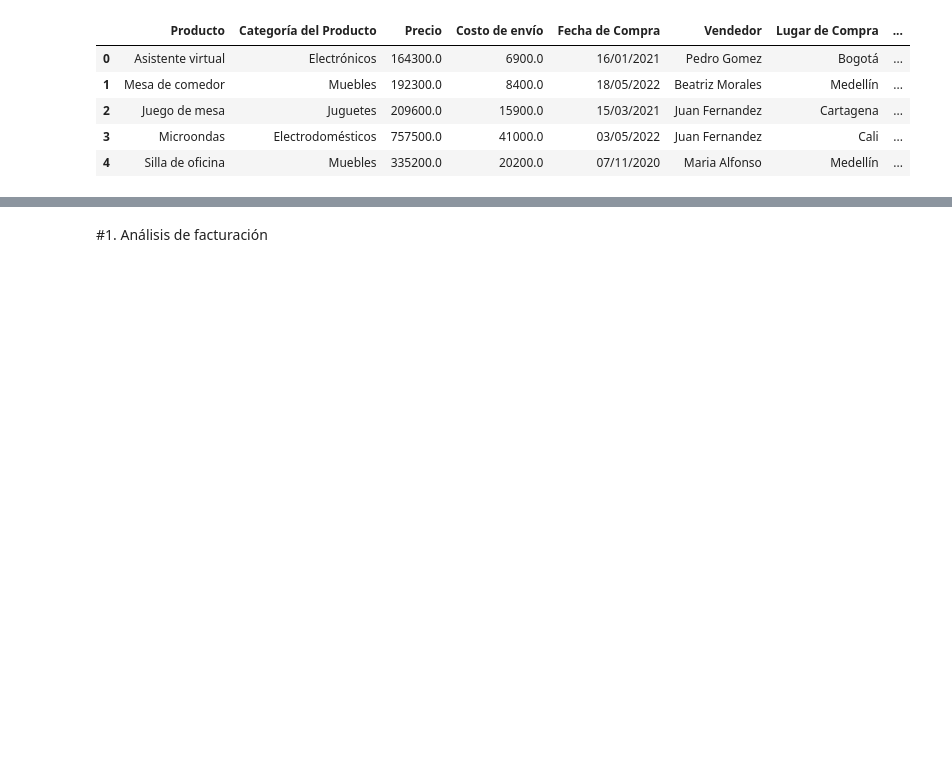
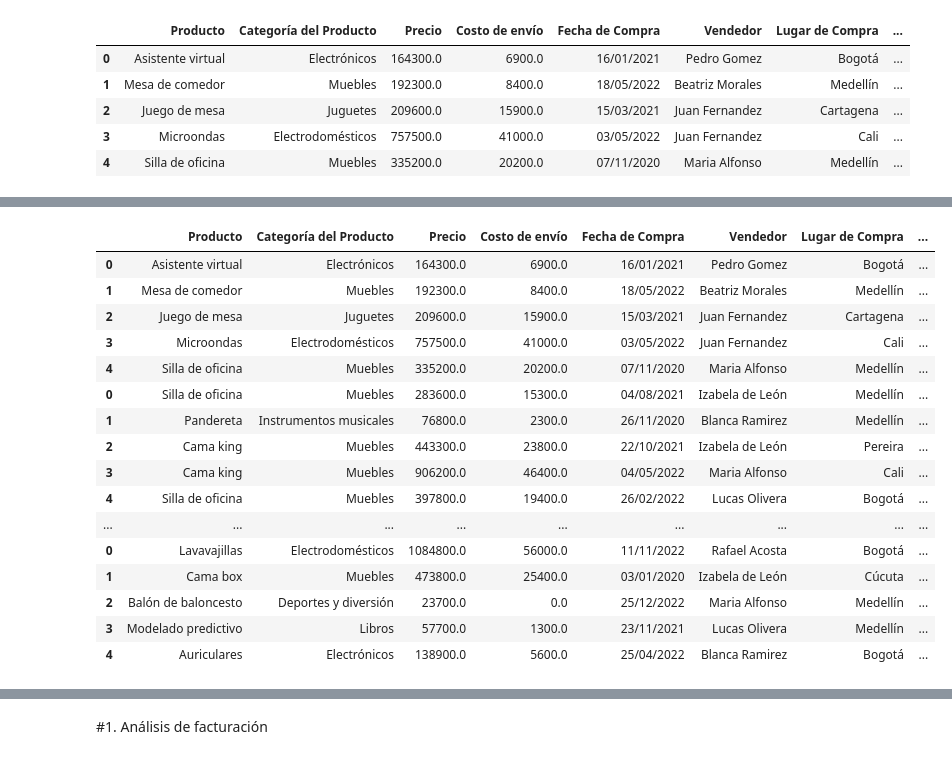
Before and after one commit to PaoloVerCoquimbo/Challenge_1_DataLover_Alura_Oracle_OneG9_08112025, a Jupyter notebook: AluraStoreLatam.ipynb, the cells around one changed output, grey strips where cells are left out. Drawn from its saved outputs; the diff is of its cells as text; code cells hidden in the pictures; blank space fills up the shorter version.

Commit message:
Se creó con Colab Se ha avanzado con  la manipulación de los datos para realizar los analisis respectivos par entregar la información de valor al Cliente

```diff
--- a/AluraStoreLatam.ipynb
+++ b/AluraStoreLatam.ipynb
@@ -10,12 +10,12 @@ url2 = "https://raw.githubusercontent.com/alura-es-cursos/challenge1-data-scienc
 url3 = "https://raw.githubusercontent.com/alura-es-cursos/challenge1-data-science-latam/refs/heads/main/base-de-datos-challenge1-latam/tienda_3.csv"
 url4 = "https://raw.githubusercontent.com/alura-es-cursos/challenge1-data-science-latam/refs/heads/main/base-de-datos-challenge1-latam/tienda_4.csv"
 
-tienda = pd.read_csv(url)
+tienda1 = pd.read_csv(url)
 tienda2 = pd.read_csv(url2)
 tienda3 = pd.read_csv(url3)
 tienda4 = pd.read_csv(url4)
 
-tienda.head()
+tienda1.head()
 # %% [output]
 |  | Producto | Categoría del Producto | Precio | Costo de envío | Fecha de Compra | Vendedor | Lugar de Compra | ... |
 | 0 | Asistente virtual | Electrónicos | 164300.0 | 6900.0 | 16/01/2021 | Pedro Gomez | Bogotá | ... |
@@ -25,0 +33,6 @@ tienda.head()
+# %%
+# se agrega nueva fila para mejor maniobra de los datos
+tienda1['Tienda'] = 'Tienda 1'
+tienda2['Tienda'] = 'Tienda 2'
+tienda3['Tienda'] = 'Tienda 3'
+tienda4['Tienda'] = 'Tienda 4'
@@ -25,0 +100,33 @@ tienda.head()
+# %%
+
+# Se revisará el DataFrame uniendo las primeras filas de cada tienda.
+# Usamos pd.concat() para concatenar (unir verticalmente) los primeros registros de varios DataFrames.
+# Además, con .assign() agregamos una nueva columna llamada 'Tienda' que identifica de qué tienda proviene cada fila.
+# En resumen, se crea una tabla combinada que permite diferenciar visualmente los datos de cada tienda.
+
+heads = pd.concat([
+    tienda1.head(),
+    tienda2.head(),
+    tienda3.head(),
+    tienda4.head()
+])
+
+heads
+# %% [output]
+|  | Producto | Categoría del Producto | Precio | Costo de envío | Fecha de Compra | Vendedor | Lugar de Compra | ... |
+| 0 | Asistente virtual | Electrónicos | 164300.0 | 6900.0 | 16/01/2021 | Pedro Gomez | Bogotá | ... |
+| 1 | Mesa de comedor | Muebles | 192300.0 | 8400.0 | 18/05/2022 | Beatriz Morales | Medellín | ... |
+| 2 | Juego de mesa | Juguetes | 209600.0 | 15900.0 | 15/03/2021 | Juan Fernandez | Cartagena | ... |
+| 3 | Microondas | Electrodomésticos | 757500.0 | 41000.0 | 03/05/2022 | Juan Fernandez | Cali | ... |
+| 4 | Silla de oficina | Muebles | 335200.0 | 20200.0 | 07/11/2020 | Maria Alfonso | Medellín | ... |
+| 0 | Silla de oficina | Muebles | 283600.0 | 15300.0 | 04/08/2021 | Izabela de León | Medellín | ... |
+| 1 | Pandereta | Instrumentos musicales | 76800.0 | 2300.0 | 26/11/2020 | Blanca Ramirez | Medellín | ... |
+| 2 | Cama king | Muebles | 443300.0 | 23800.0 | 22/10/2021 | Izabela de León | Pereira | ... |
+| 3 | Cama king | Muebles | 906200.0 | 46400.0 | 04/05/2022 | Maria Alfonso | Cali | ... |
+| 4 | Silla de oficina | Muebles | 397800.0 | 19400.0 | 26/02/2022 | Lucas Olivera | Bogotá | ... |
+| ... | ... | ... | ... | ... | ... | ... | ... | ... |
+| 0 | Lavavajillas | Electrodomésticos | 1084800.0 | 56000.0 | 11/11/2022 | Rafael Acosta | Bogotá | ... |
+| 1 | Cama box | Muebles | 473800.0 | 25400.0 | 03/01/2020 | Izabela de León | Cúcuta | ... |
+| 2 | Balón de baloncesto | Deportes y diversión | 23700.0 | 0.0 | 25/12/2022 | Maria Alfonso | Medellín | ... |
+| 3 | Modelado predictivo | Libros | 57700.0 | 1300.0 | 23/11/2021 | Lucas Olivera | Medellín | ... |
+| 4 | Auriculares | Electrónicos | 138900.0 | 5600.0 | 25/04/2022 | Blanca Ramirez | Bogotá | ... |
```
Also changed, not shown: parts of 4 cells of this notebook.
